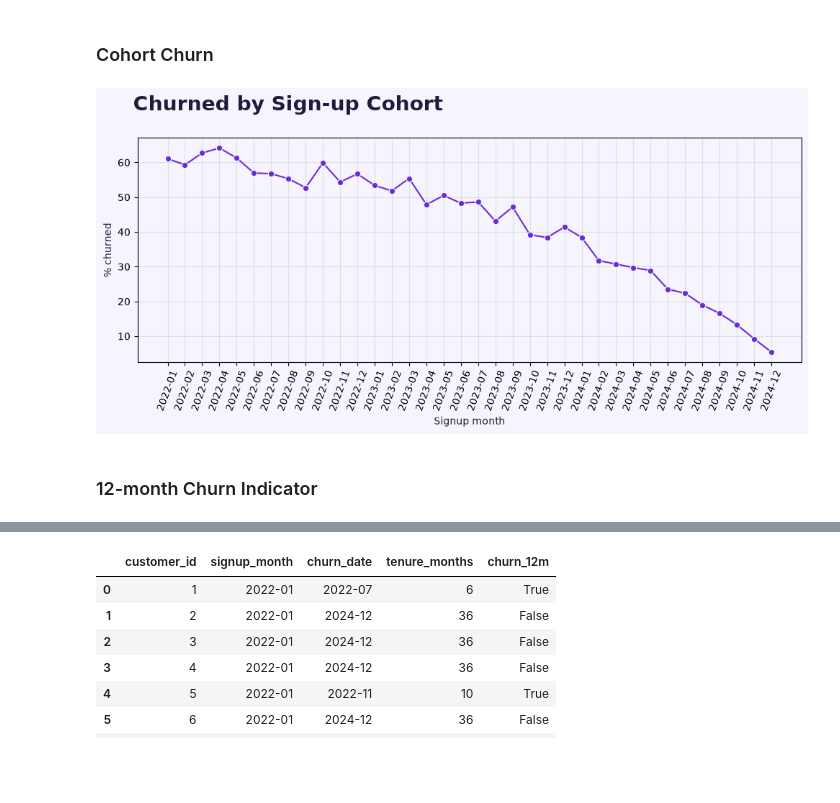
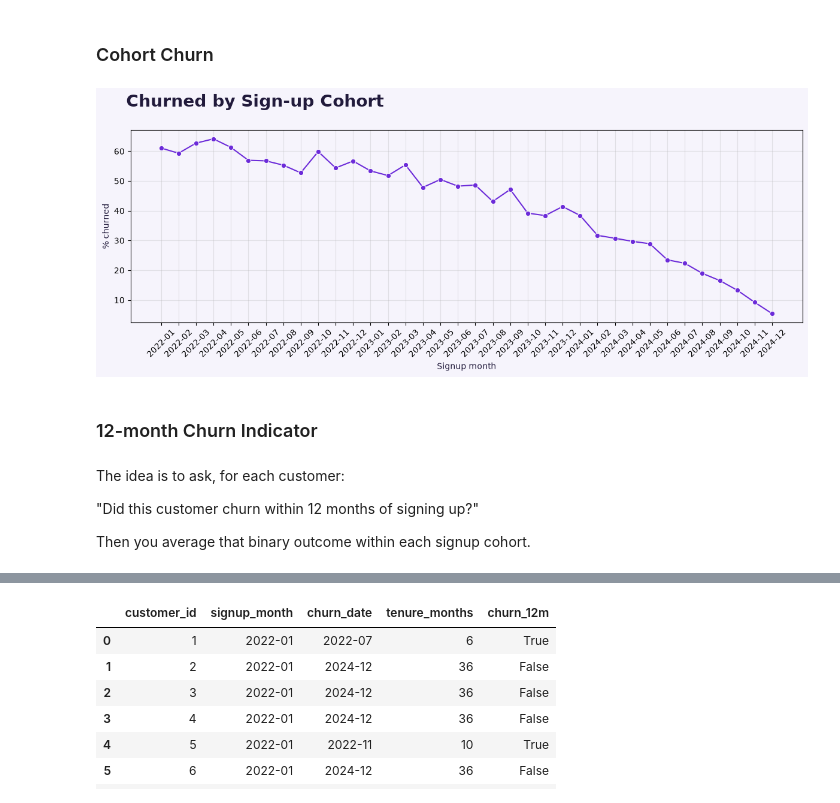
Before and after one commit to esmerowbotham-tech/Money-Craft-Project, a Jupyter notebook: insights.ipynb, the cells around one changed output, grey strips where cells are left out. Saved outputs shown, nothing was run; the diff lists cells and outputs as text; code cells hidden in the pictures; blank space fills up the shorter version.

```diff
--- a/insights.ipynb
+++ b/insights.ipynb
@@ -270,22 +270,28 @@ plt.show()
 # %%
 cohort_churn = scv.groupby('signup_month')['churned'].mean() * 100
 cohort_churn = cohort_churn.to_frame()
 cohort_churn.index = cohort_churn.index.astype(str) # convert index to str for plotting
 
-plt.figure(figsize=(10, 5))
-sns.lineplot(data=cohort_churn, x=cohort_churn.index, y=cohort_churn.values.ravel(), marker='o', color=graph_colours[0]).set_xticklabels(labels=cohort_churn.index, rotation=70)
+plt.figure(figsize=(12, 5))
+sns.lineplot(data=cohort_churn, x=cohort_churn.index, y=cohort_churn.values.ravel(), marker='o', color=graph_colours[0]).set_xticklabels(labels=cohort_churn.index, rotation=45)
 
 plt.text(-2, 75, 'Churned by Sign-up Cohort', size=20, weight='bold', color=title_label_colour)
 plt.xlabel('Signup month', color=title_label_colour)
 plt.ylabel('% churned', color=title_label_colour)
 
 plt.grid(alpha=0.3)
 plt.tight_layout()
 plt.show()
 # %% [output]
-[figure, old version]
+[figure, new version]
 # %% [markdown]
 ### 12-month Churn Indicator
+# %% [markdown]
+The idea is to ask, for each customer:
+
+"Did this customer churn within 12 months of signing up?"
+
+Then you average that binary outcome within each signup cohort.
 # %%
 # create a churn date column
 scv['churn_date'] = scv['close_month']
```
Also changed, not shown: parts of 12 cells of this notebook, 1 other file.
